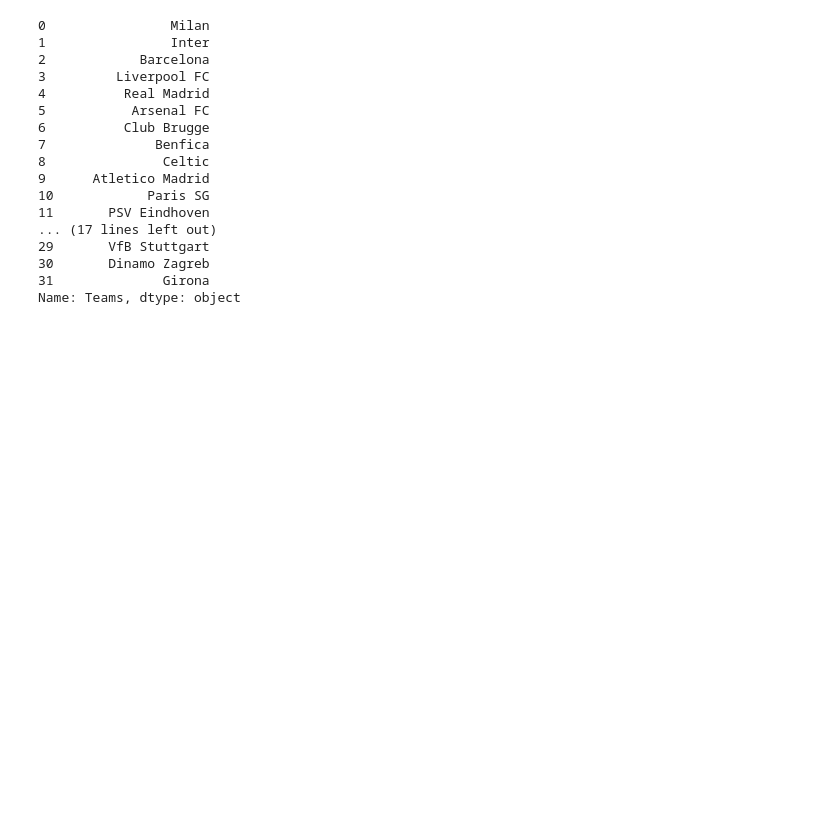
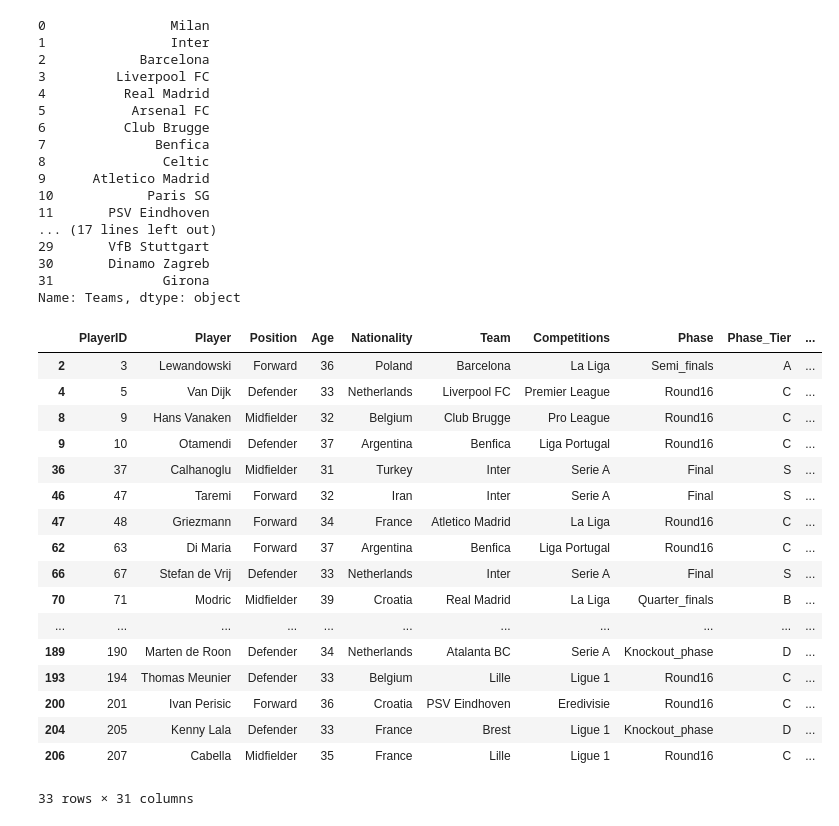
Before and after one commit to ArberKuqi/PythonDataScience_Project, a Jupyter notebook: ChampionsData/02-descriptive_statistics.ipynb, the cells around one changed output. Cells and saved outputs as stored; diff of their text form; code cells hidden in the pictures; blank space fills up the shorter version.

```diff
--- a/ChampionsData/02-descriptive_statistics.ipynb
+++ b/ChampionsData/02-descriptive_statistics.ipynb
@@ -9,7 +9,7 @@ import plotly.express as px
 # %% [markdown]
 ### I. Leximi i te dhenave ose keti DataFrame
 # %%
-ucl = pd.read_excel('UCL_playerstats_.xlsx')
+ucl = pd.read_excel('UCL_playerstats_Original.xlsx')
 # %%
 ucl.head()
 # %% [output]
@@ -190,3 +189,27 @@ unique_teams_ucl
 30       Dinamo Zagreb
 31              Girona
 Name: Teams, dtype: object
+# %%
+# Filtrimi i lojtarëve mbi moshen 30
+players_aged = ucl[(ucl['Age'] > 30) & (ucl['Position'] != 'Goalkeeper')]
+
+players_aged
+# %% [output]
+|  | PlayerID | Player | Position | Age | Nationality | Team | Competitions | Phase | Phase_Tier | ... |
+| 2 | 3 | Lewandowski | Forward | 36 | Poland | Barcelona | La Liga | Semi_finals | A | ... |
+| 4 | 5 | Van Dijk | Defender | 33 | Netherlands | Liverpool FC | Premier League | Round16 | C | ... |
+| 8 | 9 | Hans Vanaken | Midfielder | 32 | Belgium | Club Brugge | Pro League | Round16 | C | ... |
+| 9 | 10 | Otamendi | Defender | 37 | Argentina | Benfica | Liga Portugal | Round16 | C | ... |
+| 36 | 37 | Calhanoglu | Midfielder | 31 | Turkey | Inter | Serie A | Final | S | ... |
+| 46 | 47 | Taremi | Forward | 32 | Iran | Inter | Serie A | Final | S | ... |
+| 47 | 48 | Griezmann | Forward | 34 | France | Atletico Madrid | La Liga | Round16 | C | ... |
+| 62 | 63 | Di Maria | Forward | 37 | Argentina | Benfica | Liga Portugal | Round16 | C | ... |
+| 66 | 67 | Stefan de Vrij | Defender | 33 | Netherlands | Inter | Serie A | Final | S | ... |
+| 70 | 71 | Modric | Midfielder | 39 | Croatia | Real Madrid | La Liga | Quarter_finals | B | ... |
+| ... | ... | ... | ... | ... | ... | ... | ... | ... | ... | ... |
+| 189 | 190 | Marten de Roon | Defender | 34 | Netherlands | Atalanta BC | Serie A | Knockout_phase | D | ... |
+| 193 | 194 | Thomas Meunier | Defender | 33 | Belgium | Lille | Ligue 1 | Round16 | C | ... |
+| 200 | 201 | Ivan Perisic | Forward | 36 | Croatia | PSV Eindhoven | Eredivisie | Round16 | C | ... |
+| 204 | 205 | Kenny Lala | Defender | 33 | France | Brest | Ligue 1 | Knockout_phase | D | ... |
+| 206 | 207 | Cabella | Midfielder | 35 | France | Lille | Ligue 1 | Round16 | C | ... |
+33 rows × 31 columns
```
Also changed, not shown: parts of 16 cells of this notebook, 1 other file.
